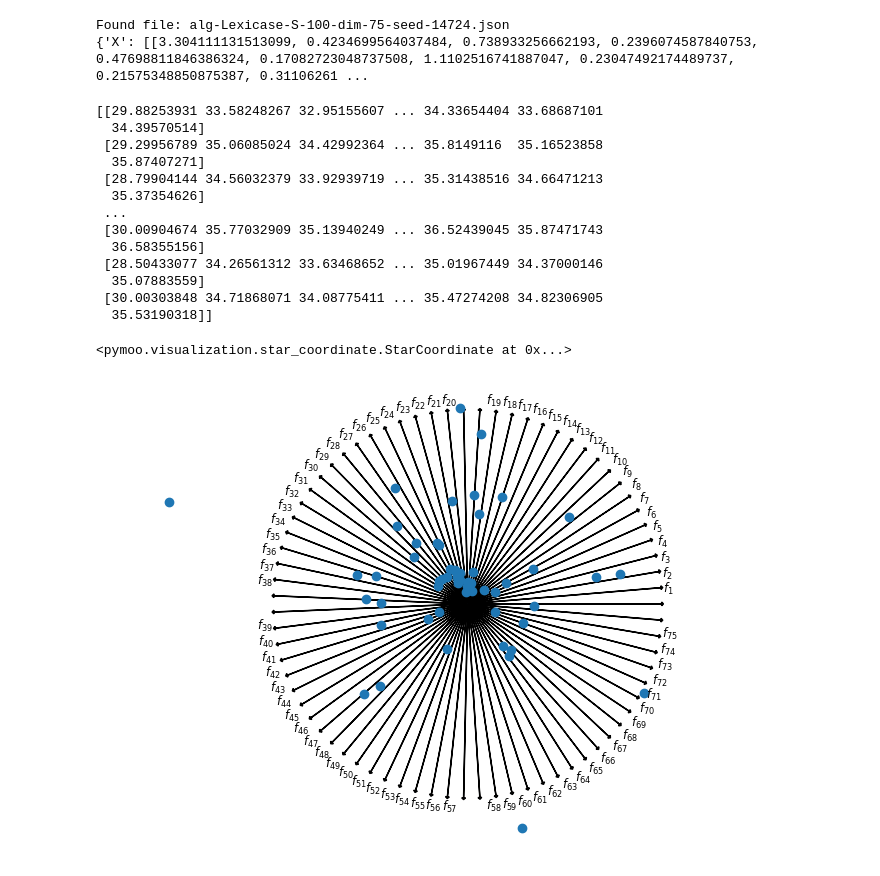
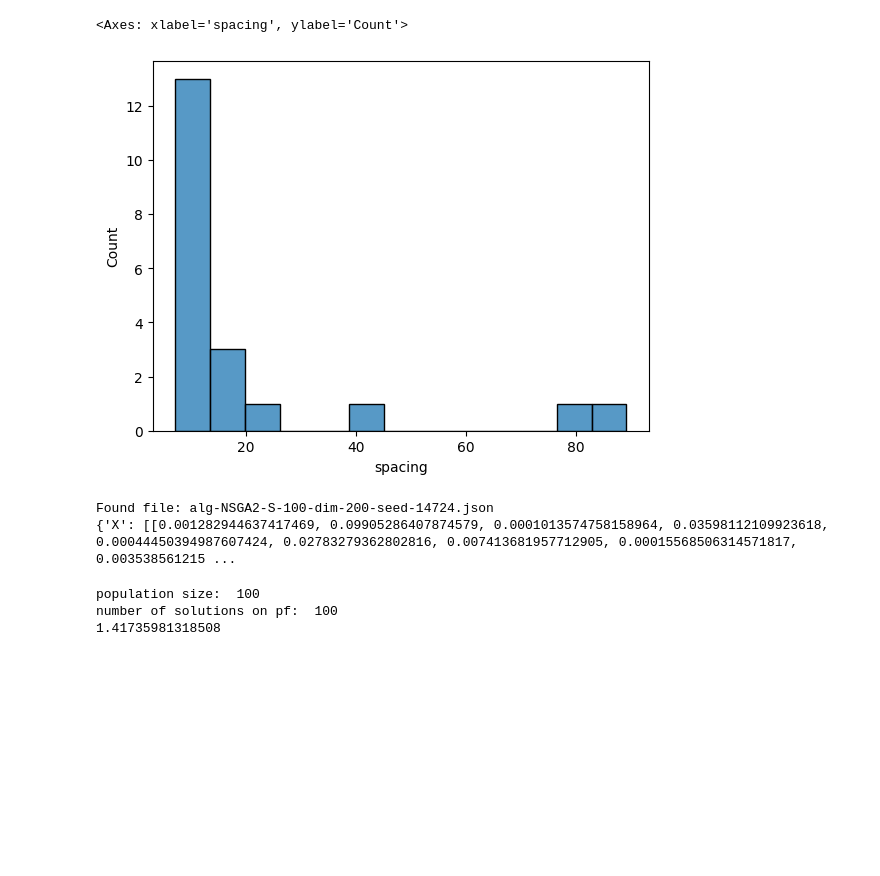
Before and after one commit to shakiba-shb/MultiObjectivePrediction, a Jupyter notebook: data_analysis.ipynb, the cells around one changed output. Saved outputs shown, nothing was run; the diff lists cells and outputs as text; code cells hidden in the pictures; blank space fills up the shorter version.

Commit message:
population analysis added

```diff
--- a/data_analysis.ipynb
+++ b/data_analysis.ipynb
@@ -72,21 +160,32 @@ See the caveats in the documentation: https://pandas.pydata.org/pandas-docs/stab
+# %%
+import seaborn as sns
+target_alg = 'Lexicase'
+target_S = 100
+target_dim = 200
+target_data = df[(df['alg'] == target_alg) & (df['S'] == target_S) & (df['dim'] == target_dim)]
+
+sns.histplot(target_data['spacing'])
+# %% [output]
+<Axes: xlabel='spacing', ylabel='Count'>
+[figure, added]
 # %%
-#Pareto fronts
+# Population data for a specific cell in heatmap
 import os
+import json
 
-path = '/mnt/scratch/shahban1/MOO/Lexicase/experiment'
-target_S = 100
-target_dim = 75
+path = '/mnt/scratch/shahban1/MOO/experiment'
 
 for filename in os.listdir(path):
     if filename.endswith(".json"):
         parts = filename.split('-')
         try:
             # Extract values from the filename
+            algorithm = parts[1]
             S_value = int(parts[3])
             dim_value = int(parts[5])
 
             # Check if they match the target values
-            if S_value == target_S and dim_value == target_dim:
+            if S_value == target_S and dim_value == target_dim and algorithm == target_alg:
                 print(f"Found file: {filename}")
                 with open(os.path.join(path, filename), 'r') as of:
                     data = json.load(of)
@@ -94,28 +193,21 @@ for filename in os.listdir(path):
         except (IndexError, ValueError):
             continue
 # %% [output]
-Found file: alg-Lexicase-S-100-dim-75-seed-14724.json
-{'X': [[3.304111131513099, 0.4234699564037484, 0.738933256662193, 0.2396074587840753, 0.47698811846386324, 0.17082723048737508, 1.1102516741887047, 0.23047492174489737, 0.21575348850875387, 0.31106261 ...
+Found file: alg-NSGA2-S-100-dim-200-seed-14724.json
+{'X': [[0.001282944637417469, 0.09905286407874579, 0.0001013574758158964, 0.03598112109923618, 0.00044450394987607424, 0.02783279362802816, 0.007413681957712905, 0.00015568506314571817, 0.003538561215 ...
 # %%
 import numpy as np
+F = np.array(data['F'])
 opt_F = np.array(data['opt_F'])
-print(opt_F)
+X = np.array(data['X'])
+opt_X = np.array(data['opt_X'])
+print('population size: ', len(F))
+print('number of solutions on pf: ', len(opt_F))
+print(sum(opt_X[0]))
 
-from pymoo.visualization.star_coordinate import StarCoordinate
-StarCoordinate().add(opt_F).show()
+# from pymoo.visualization.star_coordinate import StarCoordinate
+# StarCoordinate().add(opt_F).show()
 # %% [output]
-[[29.88253931 33.58248267 32.95155607 ... 34.33654404 33.68687101
-  34.39570514]
- [29.29956789 35.06085024 34.42992364 ... 35.8149116  35.16523858
-  35.87407271]
- [28.79904144 34.56032379 33.92939719 ... 35.31438516 34.66471213
-  35.37354626]
- ...
- [30.00904674 35.77032909 35.13940249 ... 36.52439045 35.87471743
-  36.58355156]
- [28.50433077 34.26561312 33.63468652 ... 35.01967449 34.37000146
-  35.07883559]
- [30.00303848 34.71868071 34.08775411 ... 35.47274208 34.82306905
-  35.53190318]]
+population size:  100
+number of solutions on pf:  100
+1.41735981318508
-<pymoo.visualization.star_coordinate.StarCoordinate at 0x...>
-[figure, removed]
```
Also changed, not shown: parts of 11 cells of this notebook.
